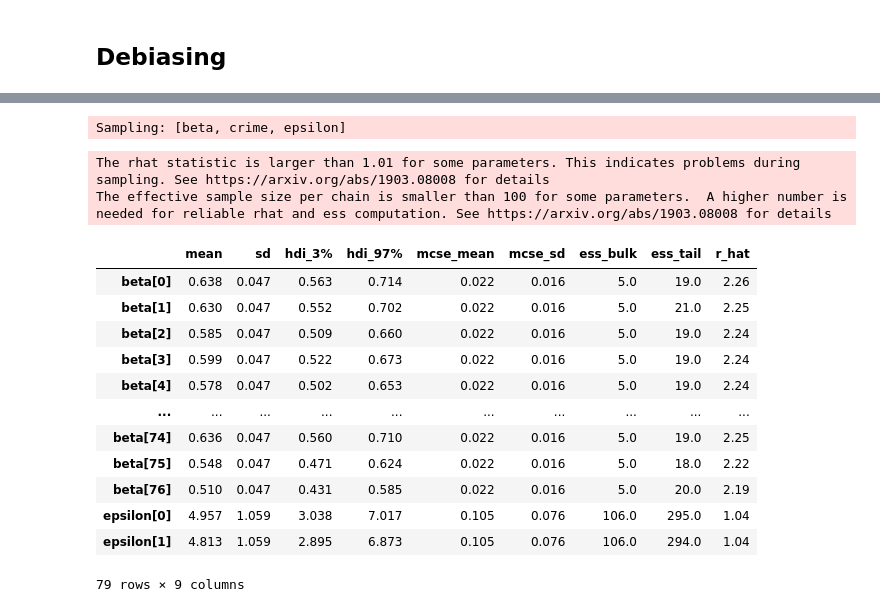
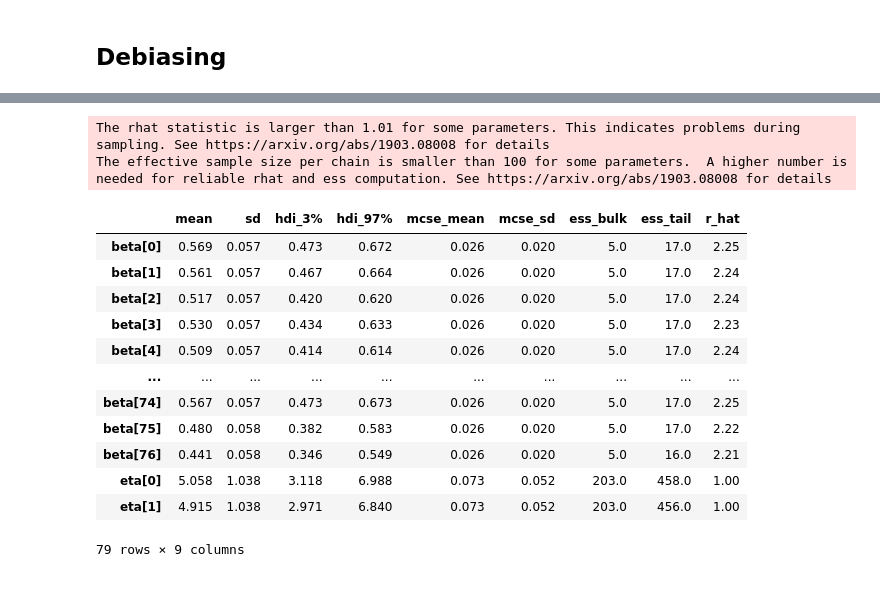
Before and after one commit to TheJarmanitor/algfair-final-exam, a Jupyter notebook: notebooks/bayes_regression.ipynb, the cells around one changed output, grey strips where cells are left out. Drawn from its saved outputs; the diff is of its cells as text; code cells hidden in the pictures.

Commit message:
notebook checks

```diff
--- a/notebooks/bayes_regression.ipynb
+++ b/notebooks/bayes_regression.ipynb
@@ -153,9 +232,10 @@ Name: perp_race, Length: 154, dtype: object
 # %%
 with pm.Model() as precinct_race_count_model:
-    beta = pm.Normal('beta', mu=0, sigma=1.5, shape=len(X_enc.columns) - 2)
-    epsilon = pm.Normal('epsilon', mu=5, sigma=1.5, shape=2)
+    beta = pm.Normal('beta', mu=0, sigma=1.5, shape=len(X_enc.columns) - 4)
+    eta = pm.Normal('eta', mu=5, sigma=10, shape=2)
 
-    lambda_ = pm.Deterministic("lambda", pm.math.exp(pm.math.dot(X_enc.iloc[:,:-2], beta) + pm.math.dot(X_enc.iloc[:,-2:], epsilon)))
+    lambda_ = pm.Deterministic("lambda", pm.math.exp(pm.math.dot(X_enc.iloc[:,:-4], beta)
+                                                     + pm.math.dot(X_enc.iloc[:,-4:-2], eta)))
 
     crime = pm.Poisson('crime', lambda_, observed=y)
 # %%
@@ -221,12 +294,12 @@ X_enc_scaled = scaler.transform(X_enc)
 # Transform scaled array back to DataFrame
 Xs_df = pd.DataFrame(X_enc_scaled, index=X_enc.index, columns=X_enc.columns)
 
-# Now Xs_train_df is your scaled DataFrame with the original index
+# Now Xs_train_df is your scaled DataFrame with the original indexi
 # print(Xs_df)
 n_features = Xs_df.shape[1]
 
-Xs_p = Xs_df.iloc[:, -2:]
-Xs_np = Xs_df.iloc[:, :-2]
+Xs_p = Xs_df.iloc[:, -4:]
+Xs_np = Xs_df.iloc[:, :-4]
 # %%
 from scipy.linalg import orth
 
@@ -263,35 +320,33 @@ X_debiased
 # %%
 with pm.Model() as debiased_crime_model:
-    beta = pm.Normal('beta', mu=0, sigma=0.5, shape = len(X_debiased.columns) - 2)
-    epsilon = pm.Normal('epsilon', mu=5, sigma=1.5, shape=2)
+    beta = pm.Normal('beta', mu=0, sigma=0.5, shape = len(X_debiased.columns) - 4)
+    eta = pm.Normal('eta', mu=5, sigma=1.5, shape=2)
 
-    lambda_ = pm.Deterministic("lambda", pm.math.exp(pm.math.dot(X_debiased.iloc[:,:-2], beta) + pm.math.dot(X_debiased.iloc[:,-2:], epsilon)))
+    lambda_ = pm.Deterministic("lambda", pm.math.exp(pm.math.dot(X_debiased.iloc[:,:-4], beta) + pm.math.dot(X_debiased.iloc[:,-4:-2], eta)))
 
     crime = pm.Poisson('crime', lambda_, observed=y)
-# %%
-with debiased_crime_model:
-    prior_checks = pm.sample_prior_predictive(samples=100)
-# %% [output]
-Sampling: [beta, crime, epsilon]
 # %%
 with debiased_crime_model:
-    debiased_crime_trace = pm.sample(2000, tune=2000, return_inferencedata=True, cores=4, idata_kwargs=dict(log_likelihood=True), nuts_sampler="numpyro")
+    if device == "gpu":
+        debiased_crime_trace = pm.sample(2000, tune=2000, return_inferencedata=True, cores=4, idata_kwargs=dict(log_likelihood=True), nuts_sampler="numpyro")
+    else:
+        debiased_crime_trace = pm.sample(1000, tune=1000, return_inferencedata=True, idata_kwargs=dict(log_likelihood=True))
 # %% [output]
 The rhat statistic is larger than 1.01 for some parameters. This indicates problems during sampling. See https://arxiv.org/abs/1903.08008 for details
 The effective sample size per chain is smaller than 100 for some parameters.  A higher number is needed for reliable rhat and ess computation. See https://arxiv.org/abs/1903.08008 for details
 # %%
-az.summary(debiased_crime_trace, var_names=["beta", "epsilon"])
+az.summary(debiased_crime_trace, var_names=["beta", "eta"])
 # %% [output]
 |  | mean | sd | hdi_3% | hdi_97% | mcse_mean | mcse_sd | ess_bulk | ess_tail | r_hat |
-| beta[0] | 0.638 | 0.047 | 0.563 | 0.714 | 0.022 | 0.016 | 5.0 | 19.0 | 2.26 |
-| beta[1] | 0.630 | 0.047 | 0.552 | 0.702 | 0.022 | 0.016 | 5.0 | 21.0 | 2.25 |
-| beta[2] | 0.585 | 0.047 | 0.509 | 0.660 | 0.022 | 0.016 | 5.0 | 19.0 | 2.24 |
-| beta[3] | 0.599 | 0.047 | 0.522 | 0.673 | 0.022 | 0.016 | 5.0 | 19.0 | 2.24 |
-| beta[4] | 0.578 | 0.047 | 0.502 | 0.653 | 0.022 | 0.016 | 5.0 | 19.0 | 2.24 |
+| beta[0] | 0.569 | 0.057 | 0.473 | 0.672 | 0.026 | 0.020 | 5.0 | 17.0 | 2.25 |
+| beta[1] | 0.561 | 0.057 | 0.467 | 0.664 | 0.026 | 0.020 | 5.0 | 17.0 | 2.24 |
+| beta[2] | 0.517 | 0.057 | 0.420 | 0.620 | 0.026 | 0.020 | 5.0 | 17.0 | 2.24 |
+| beta[3] | 0.530 | 0.057 | 0.434 | 0.633 | 0.026 | 0.020 | 5.0 | 17.0 | 2.23 |
+| beta[4] | 0.509 | 0.057 | 0.414 | 0.614 | 0.026 | 0.020 | 5.0 | 17.0 | 2.24 |
 | ... | ... | ... | ... | ... | ... | ... | ... | ... | ... |
-| beta[74] | 0.636 | 0.047 | 0.560 | 0.710 | 0.022 | 0.016 | 5.0 | 19.0 | 2.25 |
-| beta[75] | 0.548 | 0.047 | 0.471 | 0.624 | 0.022 | 0.016 | 5.0 | 18.0 | 2.22 |
-| beta[76] | 0.510 | 0.047 | 0.431 | 0.585 | 0.022 | 0.016 | 5.0 | 20.0 | 2.19 |
-| epsilon[0] | 4.957 | 1.059 | 3.038 | 7.017 | 0.105 | 0.076 | 106.0 | 295.0 | 1.04 |
-| epsilon[1] | 4.813 | 1.059 | 2.895 | 6.873 | 0.105 | 0.076 | 106.0 | 294.0 | 1.04 |
+| beta[74] | 0.567 | 0.057 | 0.473 | 0.673 | 0.026 | 0.020 | 5.0 | 17.0 | 2.25 |
+| beta[75] | 0.480 | 0.058 | 0.382 | 0.583 | 0.026 | 0.020 | 5.0 | 17.0 | 2.22 |
+| beta[76] | 0.441 | 0.058 | 0.346 | 0.549 | 0.026 | 0.020 | 5.0 | 16.0 | 2.21 |
+| eta[0] | 5.058 | 1.038 | 3.118 | 6.988 | 0.073 | 0.052 | 203.0 | 458.0 | 1.00 |
+| eta[1] | 4.915 | 1.038 | 2.971 | 6.840 | 0.073 | 0.052 | 203.0 | 456.0 | 1.00 |
 79 rows × 9 columns
```
Also changed, not shown: parts of 36 cells of this notebook, 4 other files.
